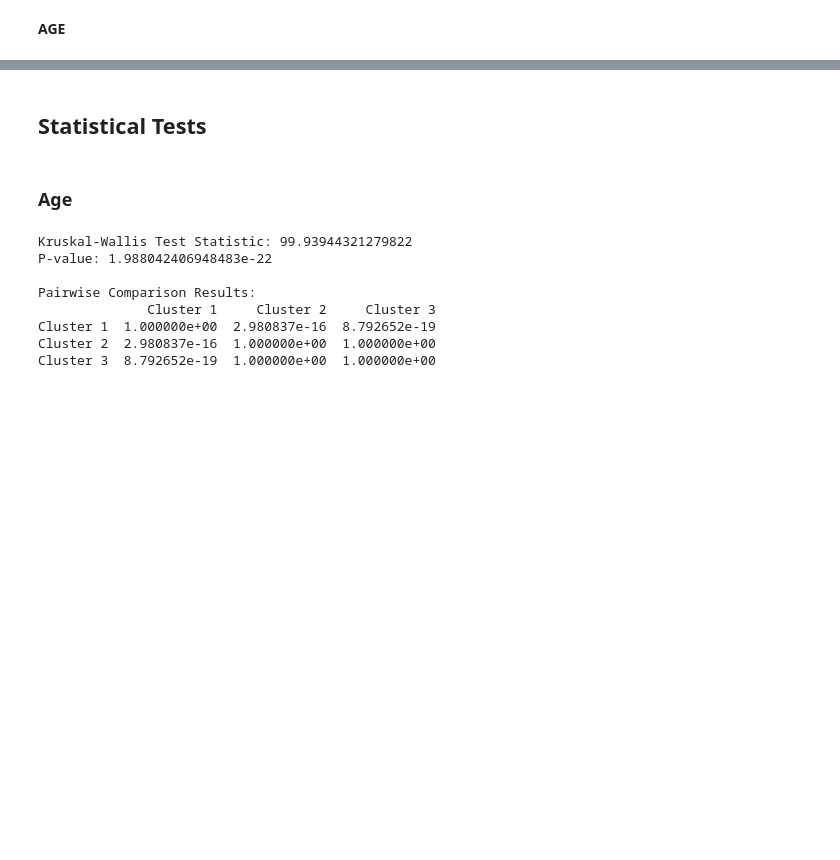
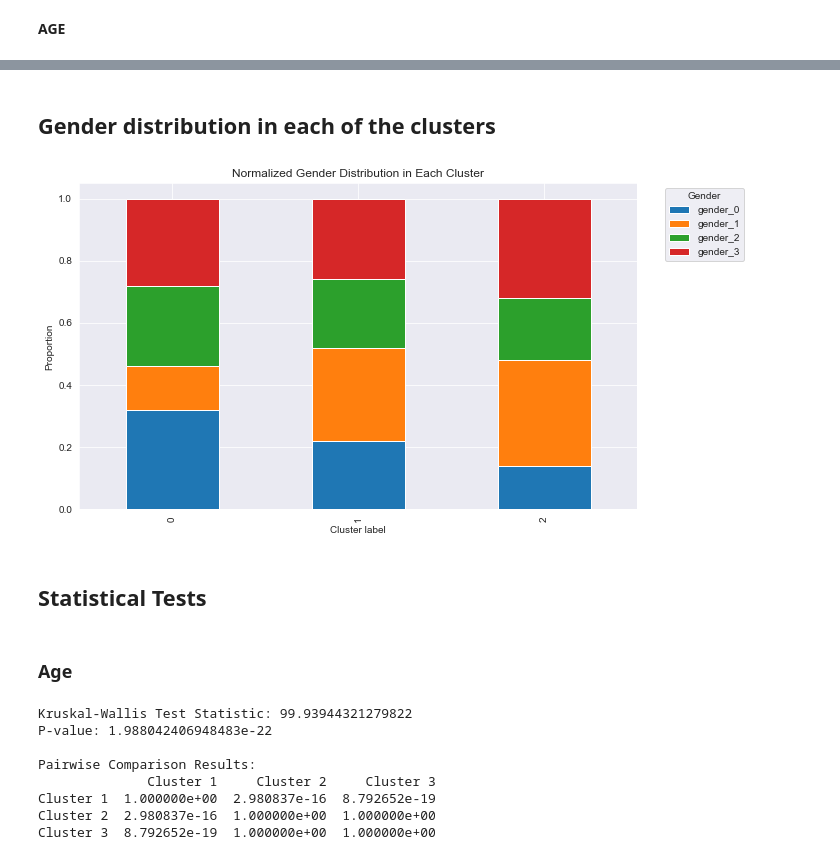
Before and after one commit to Flpp0/E-HealthProject, a Jupyter notebook: PythonPart/ComparisonBetweenClusters.ipynb, the cells around one changed output, grey strips where cells are left out. Drawn from its saved outputs; the diff is of its cells as text; code cells hidden in the pictures; blank space fills up the shorter version.

Commit message:
Per Elisa personas

```diff
--- a/PythonPart/ComparisonBetweenClusters.ipynb
+++ b/PythonPart/ComparisonBetweenClusters.ipynb
@@ -87,3 +87,31 @@ plt.show()
+# %% [markdown]
+## Gender distribution in each of the clusters
+# %%
+df_clusters = df[['Cluster label', 'gender_0', 'gender_1', 'gender_2', 'gender_3']]
+
+gender_distribution_by_cluster = df_clusters.groupby('Cluster label').sum()
+
+# Get the total count of persons in each cluster
+total_persons_by_cluster = df_clusters.groupby('Cluster label')['gender_0'].count()
+
+# Normalize the gender counts by the total count of persons in each cluster
+gender_proportion_by_cluster = gender_distribution_by_cluster.div(total_persons_by_cluster, axis=0)
+
+# Plotting
+fig, ax = plt.subplots(figsize=(10, 6))
+
+gender_proportion_by_cluster.plot(kind='bar', stacked=True, ax=ax)
+
+# Add labels and title
+plt.xlabel('Cluster label')
+plt.ylabel('Proportion')
+plt.title('Normalized Gender Distribution in Each Cluster')
+plt.legend(title='Gender', loc='upper right', bbox_to_anchor=(1.2, 1))
+
+# Show the plot
+plt.show()
+# %% [output]
+[figure, added]
 # %% [markdown]
 ## Statistical Tests
 # %% [markdown]
```
Also changed, not shown: parts of 9 cells of this notebook, 3 other files.
